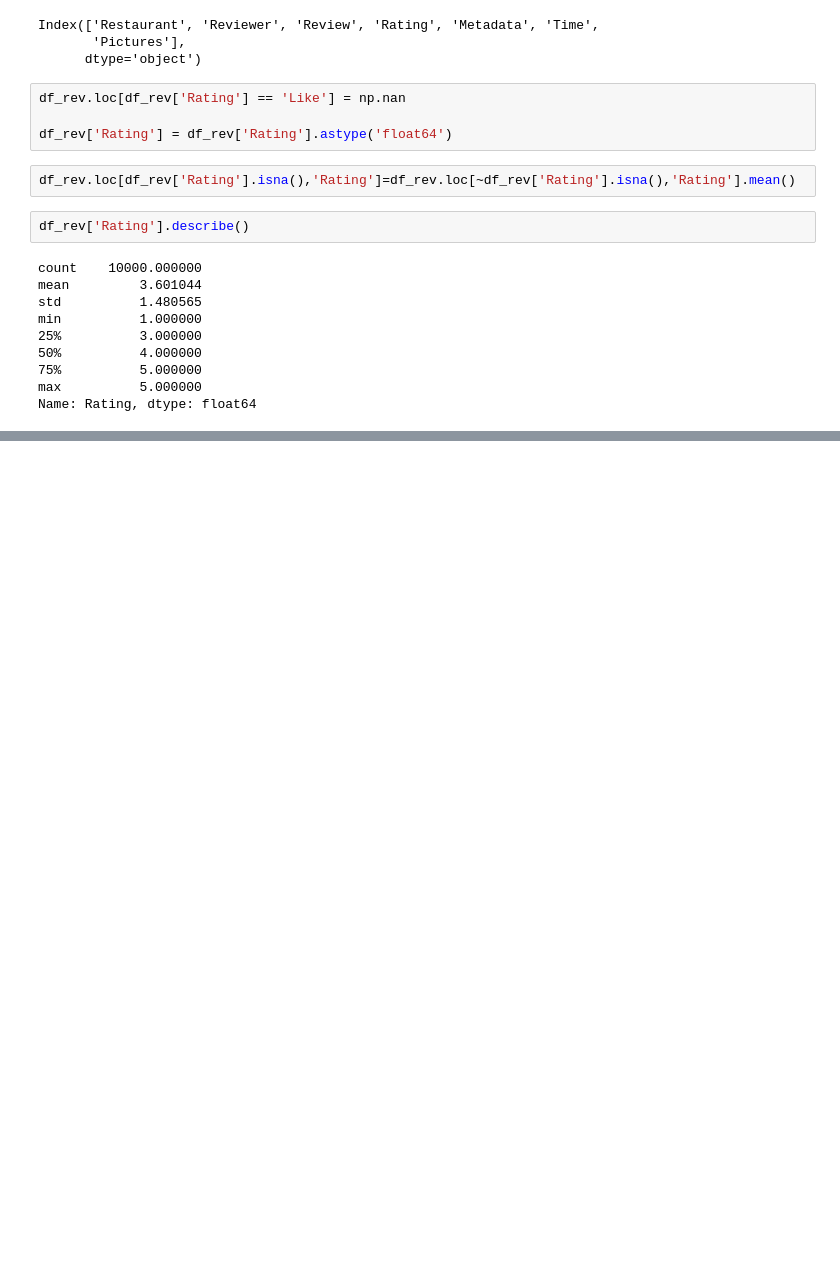
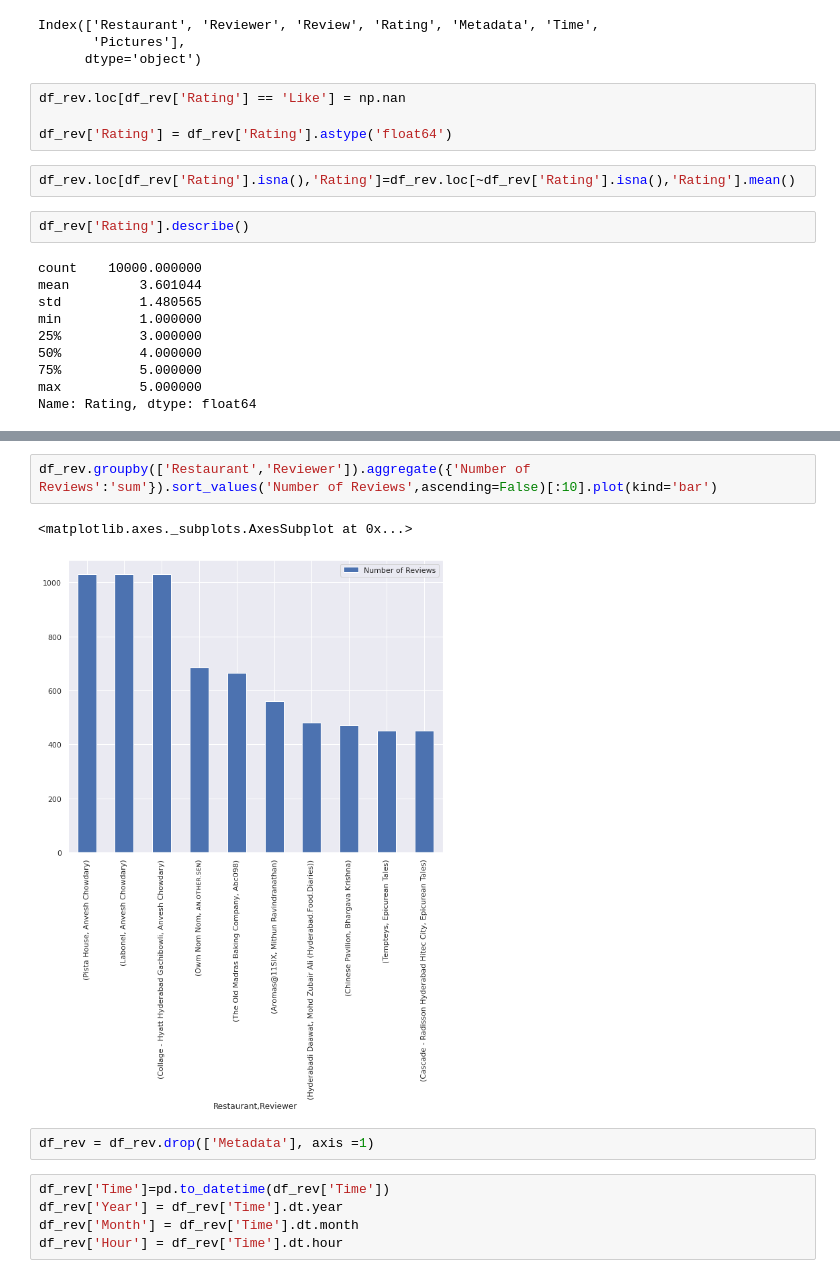
Before and after one commit to dkd99/ZOMATO-RESTAURANT-CLUSTERING-AND-SENTIMENT-ANALYSIS, a Jupyter notebook: ZOMATO_RESTAURANT_CLUSTERING_AND_SENTIMENT_ANALYSIS.ipynb, the cells around one changed output, grey strips where cells are left out. Cells and saved outputs as stored; diff of their text form; blank space fills up the shorter version.

```diff
--- a/ZOMATO_RESTAURANT_CLUSTERING_AND_SENTIMENT_ANALYSIS.ipynb
+++ b/ZOMATO_RESTAURANT_CLUSTERING_AND_SENTIMENT_ANALYSIS.ipynb
@@ -487,0 +564,12 @@ Name: Rating, dtype: float64
+# %%
+df_rev.groupby(['Restaurant','Reviewer']).aggregate({'Number of Reviews':'sum'}).sort_values('Number of Reviews',ascending=False)[:10].plot(kind='bar')
+# %% [output]
+<matplotlib.axes._subplots.AxesSubplot at 0x...>
+[figure, added]
+# %%
+df_rev = df_rev.drop(['Metadata'], axis =1)
+# %%
+df_rev['Time']=pd.to_datetime(df_rev['Time'])
+df_rev['Year'] = df_rev['Time'].dt.year
+df_rev['Month'] = df_rev['Time'].dt.month
+df_rev['Hour'] = df_rev['Time'].dt.hour
```
Also changed, not shown: parts of 22 cells of this notebook.
